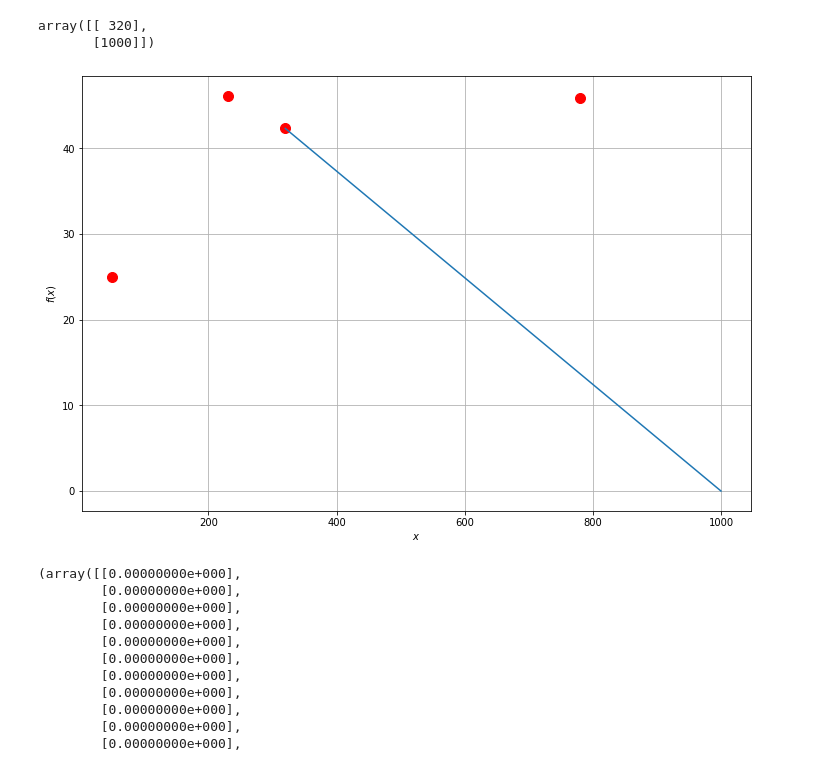
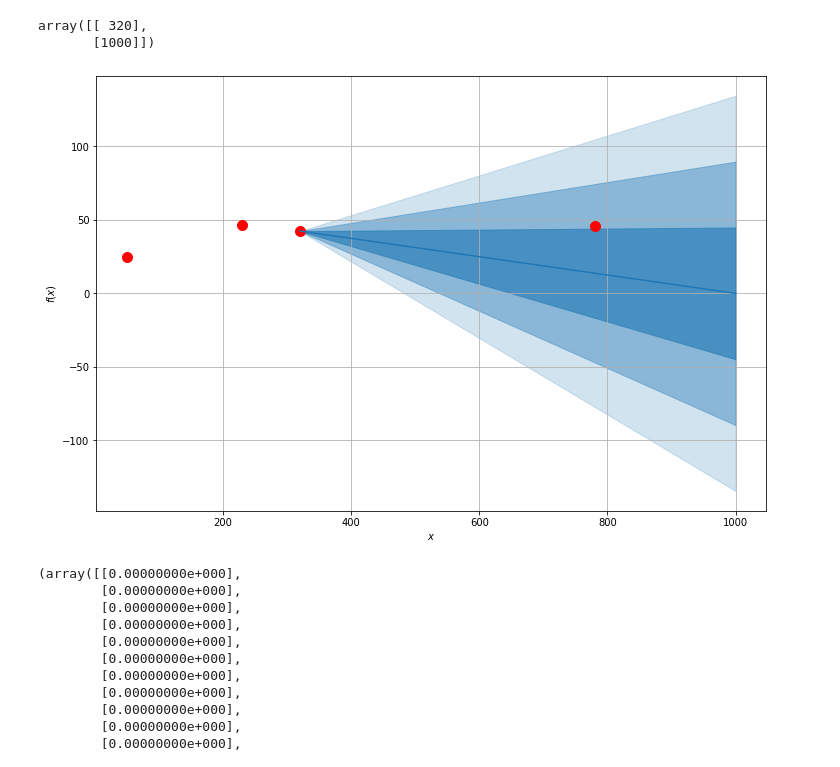
Before and after one commit to naveenr414/cell-simulation, a Jupyter notebook: scripts/notebooks/Important Features Experiment.ipynb, the cells around one changed output. Saved outputs shown, nothing was run; the diff lists cells and outputs as text; code cells hidden in the pictures.

```diff
--- a/scripts/notebooks/Important Features Experiment.ipynb
+++ b/scripts/notebooks/Important Features Experiment.ipynb
@@ -18,8 +21,8 @@ import GPy
 # %%
-file_name = "basic_chemotax2.par"
+file_name = "basic_chemotax.par"
 output_file = "data_cellcount_testing.txt"
 
-mcs = 10000
+mcs = 1000
 season_experiment = 1
 season_duration = 1000
 
@@ -190,5 +211,5 @@ After remove there are 100 cells
 # %%
 parameter_space = ParameterSpace([DiscreteParameter('season_duration',list(range(100,1000,10)))])
 # %%
-design = RandomDesign(parameter_space)
+design = LatinDesign(parameter_space)
 X = design.get_samples(3)
@@ -295,25 +322,25 @@ array([[ 320],
 # %%
 mu_plot, var_plot = emukit_model.predict(x_plot)
 
 plt.figure(figsize=(12, 8))
 plt.plot(emukit_model.X, emukit_model.Y, "ro", markersize=10, label="Observations")
 #plt.plot(x_plot, y_plot, "k", label="Objective Function")
 plt.plot(x_plot, mu_plot, "C0", label="Model")
-"""plt.fill_between(x_plot[:, 0],
+plt.fill_between(x_plot[:, 0],
                  mu_plot[:, 0] + np.sqrt(var_plot)[:, 0],
                  mu_plot[:, 0] - np.sqrt(var_plot)[:, 0], color="C0", alpha=0.6)
 plt.fill_between(x_plot[:, 0],
                  mu_plot[:, 0] + 2 * np.sqrt(var_plot)[:, 0],
                  mu_plot[:, 0] - 2 * np.sqrt(var_plot)[:, 0], color="C0", alpha=0.4)
 plt.fill_between(x_plot[:, 0],
                  mu_plot[:, 0] + 3 * np.sqrt(var_plot)[:, 0],
-                 mu_plot[:, 0] - 3 * np.sqrt(var_plot)[:, 0], color="C0", alpha=0.2)"""
+                 mu_plot[:, 0] - 3 * np.sqrt(var_plot)[:, 0], color="C0", alpha=0.2)
 plt.xlabel(r"$x$")
 plt.ylabel(r"$f(x)$")
 plt.grid(True)
 plt.show()
 # %% [output]
-[figure, old version]
+[figure, new version]
 # %%
 mu_plot, var_plot
 # %% [output]
```
Also changed, not shown: parts of 10 cells of this notebook, 41 other files.
